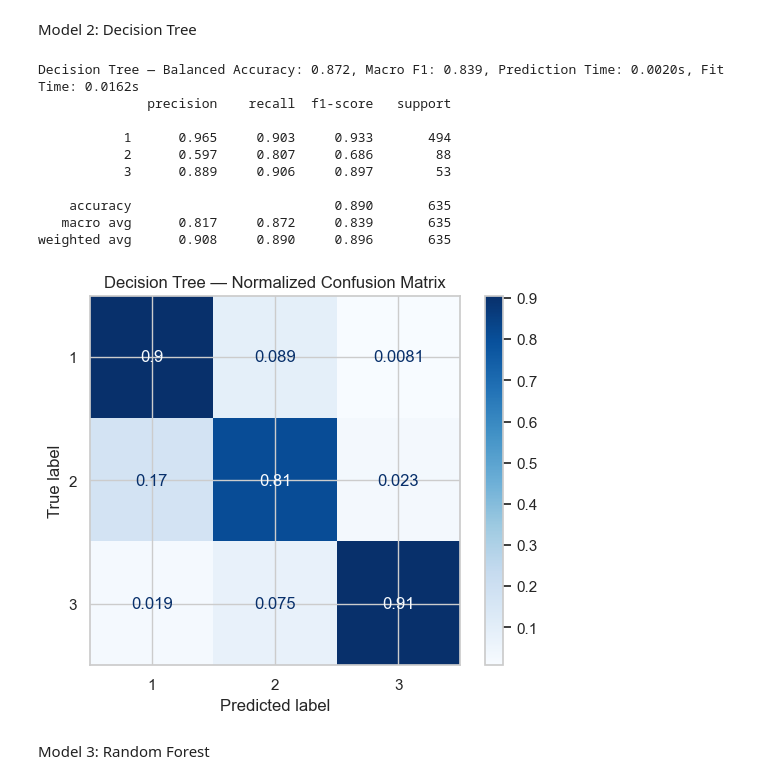
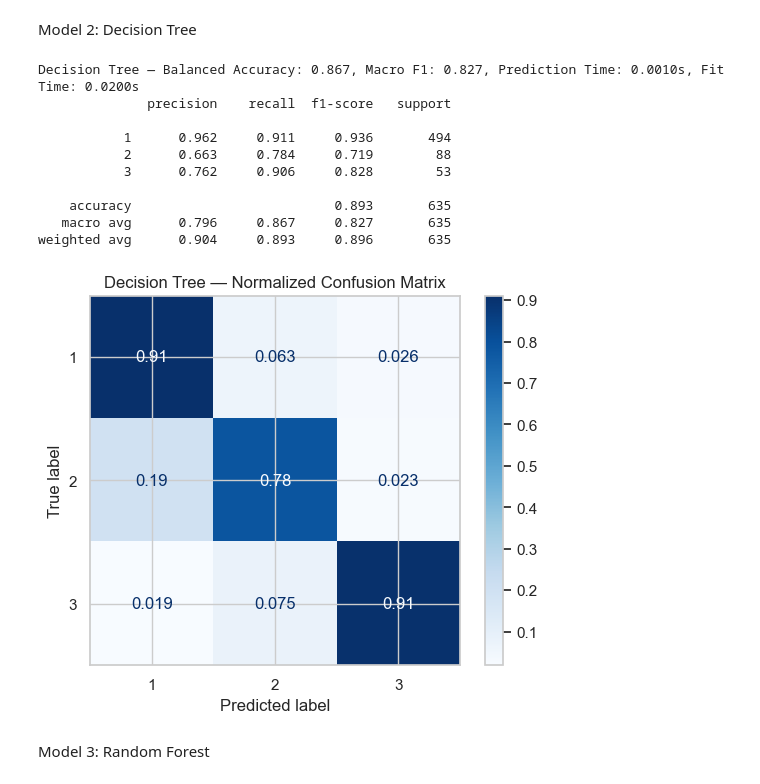
Before and after one commit to Voidzap/lifeline25_tm-34, a Jupyter notebook: models.ipynb, the cells around one changed output. Saved outputs shown, nothing was run; the diff lists cells and outputs as text; code cells hidden in the pictures.

Commit message:
Improved model 2
Changed criterion from gini to entropy

```diff
--- a/models.ipynb
+++ b/models.ipynb
@@ -190,27 +233,27 @@ Model 2: Decision Tree
 # %%
 tree_pipeline = Pipeline(steps=[
     ('imputer', SimpleImputer(strategy='median')),
     ('tree', DecisionTreeClassifier(
-        criterion='gini',
+        criterion='entropy',
         min_samples_leaf=5,
         max_depth=None,
         class_weight='balanced',
         random_state=42
     ))
 ])
 _ = evaluate_model('Decision Tree', tree_pipeline, X_train, y_train, X_test, y_test, display_report=True)
 # %% [output]
-Decision Tree — Balanced Accuracy: 0.872, Macro F1: 0.839, Prediction Time: 0.0020s, Fit Time: 0.0162s
+Decision Tree — Balanced Accuracy: 0.867, Macro F1: 0.827, Prediction Time: 0.0010s, Fit Time: 0.0200s
               precision    recall  f1-score   support
 
-           1      0.965     0.903     0.933       494
-           2      0.597     0.807     0.686        88
-           3      0.889     0.906     0.897        53
+           1      0.962     0.911     0.936       494
+           2      0.663     0.784     0.719        88
+           3      0.762     0.906     0.828        53
 
-    accuracy                          0.890       635
-   macro avg      0.817     0.872     0.839       635
-weighted avg      0.908     0.890     0.896       635
+    accuracy                          0.893       635
+   macro avg      0.796     0.867     0.827       635
+weighted avg      0.904     0.893     0.896       635
-[figure, old version]
+[figure, new version]
 # %% [markdown]
 Model 3: Random Forest
 # %%
```
Also changed, not shown: parts of 2 cells of this notebook.
